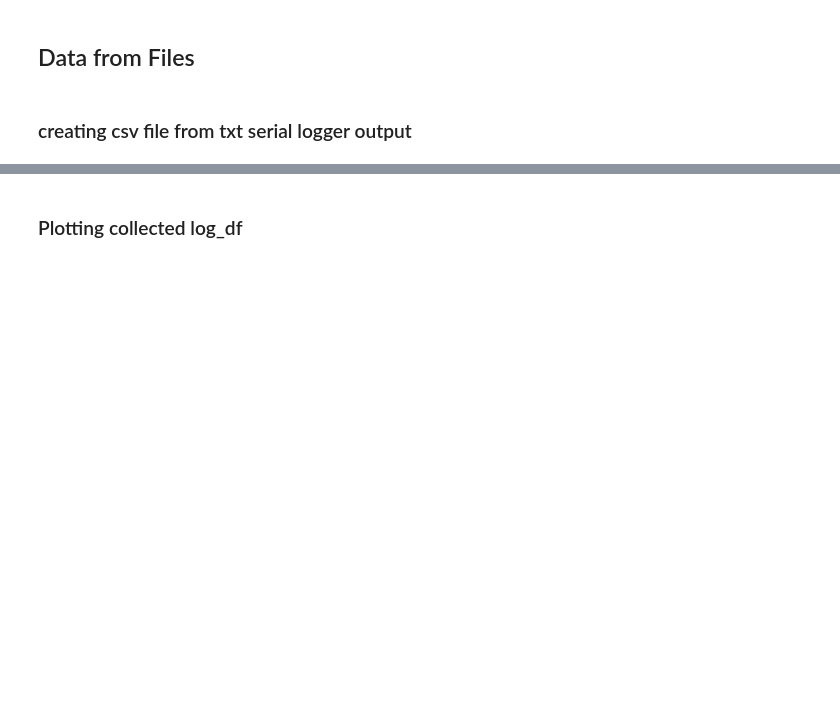
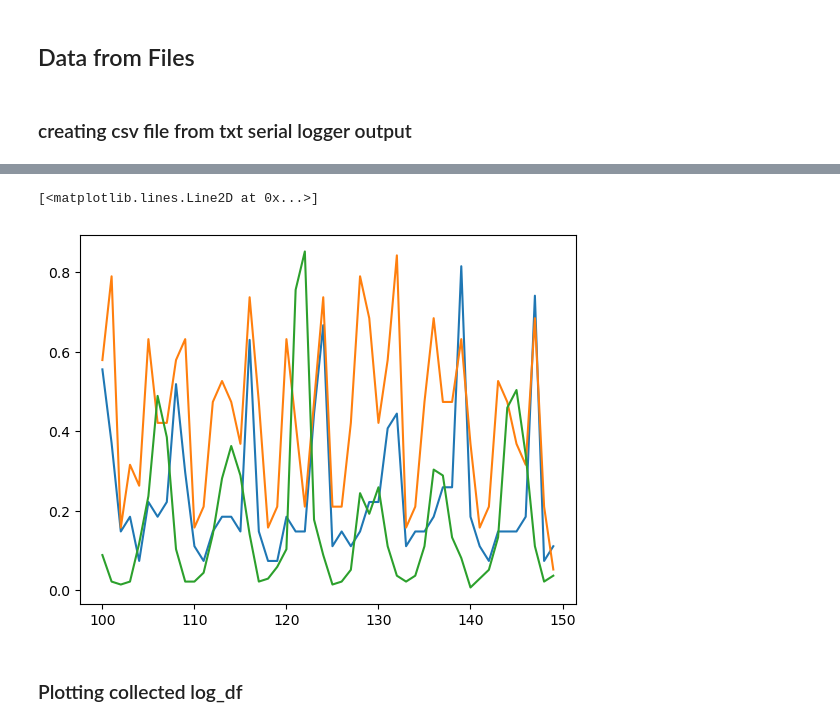
Before and after one commit to Husmarke/Kandidat-Cross-Country-Technique, a Jupyter notebook: kandidat_kod.ipynb, the cells around one changed output, grey strips where cells are left out. Saved outputs shown, nothing was run; the diff lists cells and outputs as text; code cells hidden in the pictures; blank space fills up the shorter version.

```diff
--- a/kandidat_kod.ipynb
+++ b/kandidat_kod.ipynb
@@ -171,3 +176,23 @@ display(log_df)
+# %%
+start = 100
+end = 150
+"""
+#  plot the absolute value of the sum for accelerometer 1
+accelerometer = 1
+plt.plot(abs(log_df[f'{accelerometer}X'][start:end])+abs(log_df[f'{accelerometer}Y'][start:end])+abs(log_df[f'{accelerometer}Z'][start:end]))
+plt.title(f'Accelerometer {accelerometer}')
+plt.xlabel('Sample Number')
+plt.ylabel('Absolute Value')
+plt.show()
+"""
+
+# plot  values for the left foot
+plt.plot(log_df['L1'][start:end], label='L1')
+plt.plot(log_df['L2'][start:end], label='L2')
+plt.plot(log_df['L3'][start:end], label='L3')
+# %% [output]
+[<matplotlib.lines.Line2D at 0x...>]
+[figure, added]
 # %% [markdown]
 ### Plotting collected log_df
 # %%
```
Also changed, not shown: parts of 1 cell of this notebook.
